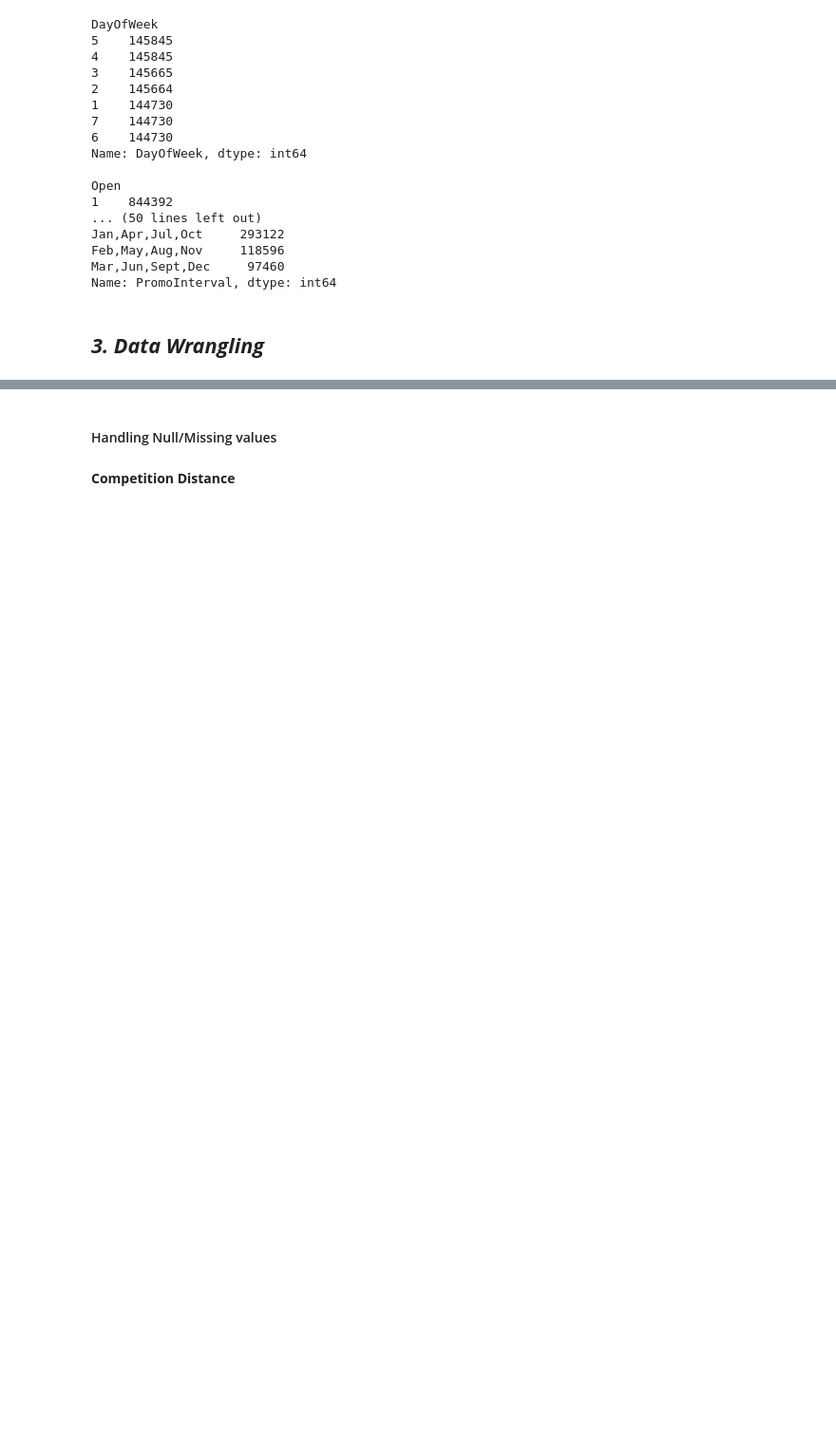
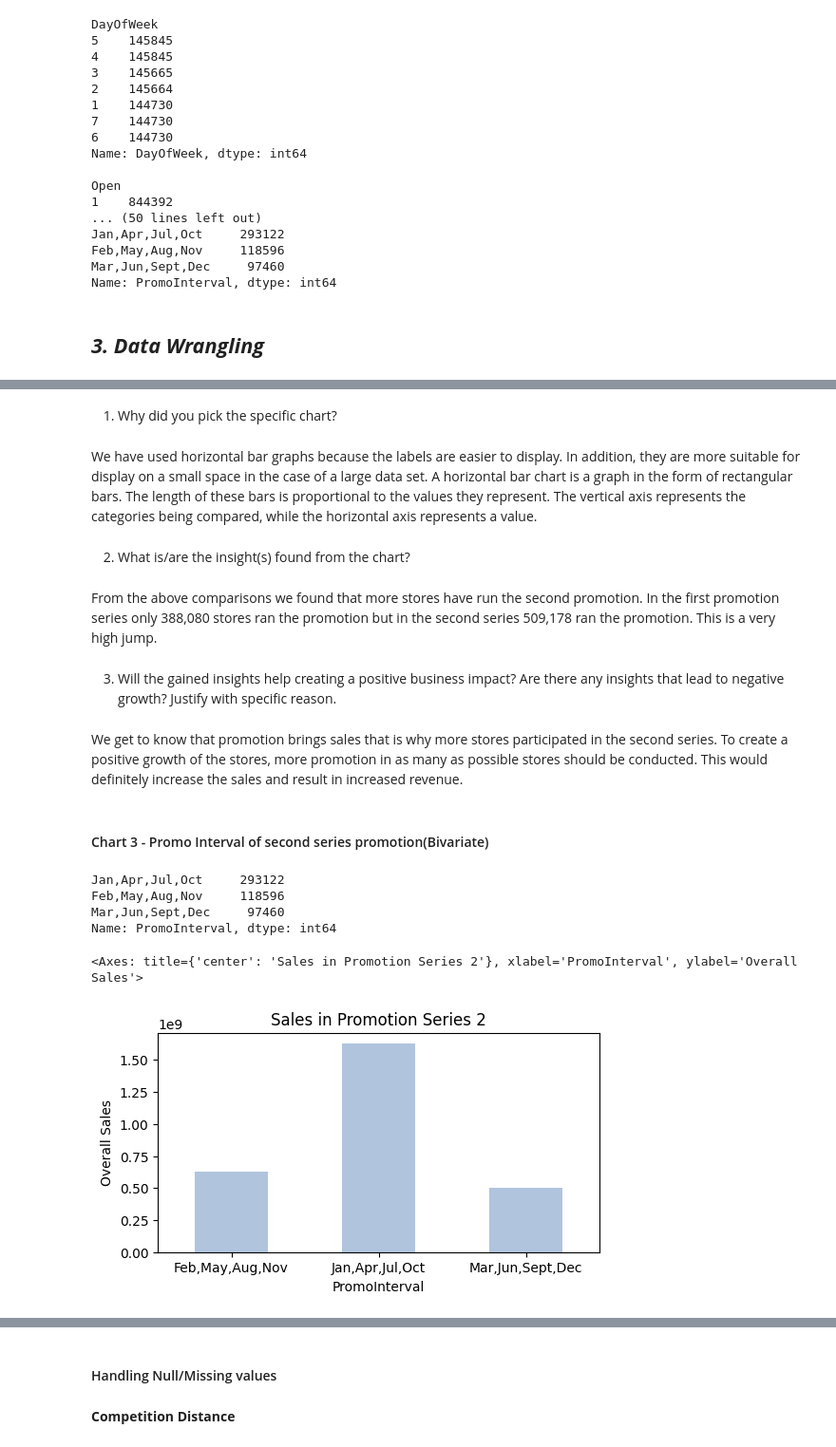
Before and after one commit to ideepakpal/Rossman-Sales-Prediction, a Jupyter notebook: Rossman-Regression.ipynb, the cells around one changed output, grey strips where cells are left out. Shown at 95% size. Saved outputs shown, nothing was run; the diff lists cells and outputs as text; code cells hidden in the pictures; blank space fills up the shorter version.

```diff
--- a/Rossman-Regression.ipynb
+++ b/Rossman-Regression.ipynb
@@ -268,0 +358,29 @@ Name: PromoInterval, dtype: int64
+# %% [markdown]
+1. Why did you pick the specific chart?
+# %% [markdown]
+We have used horizontal bar graphs because the labels are easier to display. In addition, they are more suitable for display on a small space in the case of a large data set.
+A horizontal bar chart is a graph in the form of rectangular bars.
+The length of these bars is proportional to the values they represent. The vertical axis represents the categories being compared, while the horizontal axis represents a value.
+# %% [markdown]
+ 2. What is/are the insight(s) found from the chart?
+# %% [markdown]
+From the above comparisons we found that more stores have run the second promotion. In the first promotion series only 388,080 stores ran the promotion but in the second series 509,178 ran the promotion. This is a very high jump.
+# %% [markdown]
+ 3. Will the gained insights help creating a positive business impact?
+Are there any insights that lead to negative growth? Justify with specific reason.
+# %% [markdown]
+We get to know that promotion brings sales that is why more stores participated in the second series. To create a positive growth of the stores, more promotion in as many as possible stores should be conducted. This would definitely increase the sales and result in increased revenue.
+# %% [markdown]
+#### Chart 3 - Promo Interval of second series promotion(Bivariate)
+# %%
+# Chart - 3 visualization code
+
+print(dataset['PromoInterval'].value_counts())
+dataset.groupby(['PromoInterval'])['Sales'].sum().sort_index().plot(kind="bar", title = "Sales in Promotion Series 2", rot =0,figsize=(6, 3),ylabel = "Overall Sales",color='lightsteelblue')
+# %% [output]
+Jan,Apr,Jul,Oct     293122
+Feb,May,Aug,Nov     118596
+Mar,Jun,Sept,Dec     97460
+Name: PromoInterval, dtype: int64
+<Axes: title={'center': 'Sales in Promotion Series 2'}, xlabel='PromoInterval', ylabel='Overall Sales'>
+[figure, added]
```
Also changed, not shown: parts of 91 cells of this notebook.
